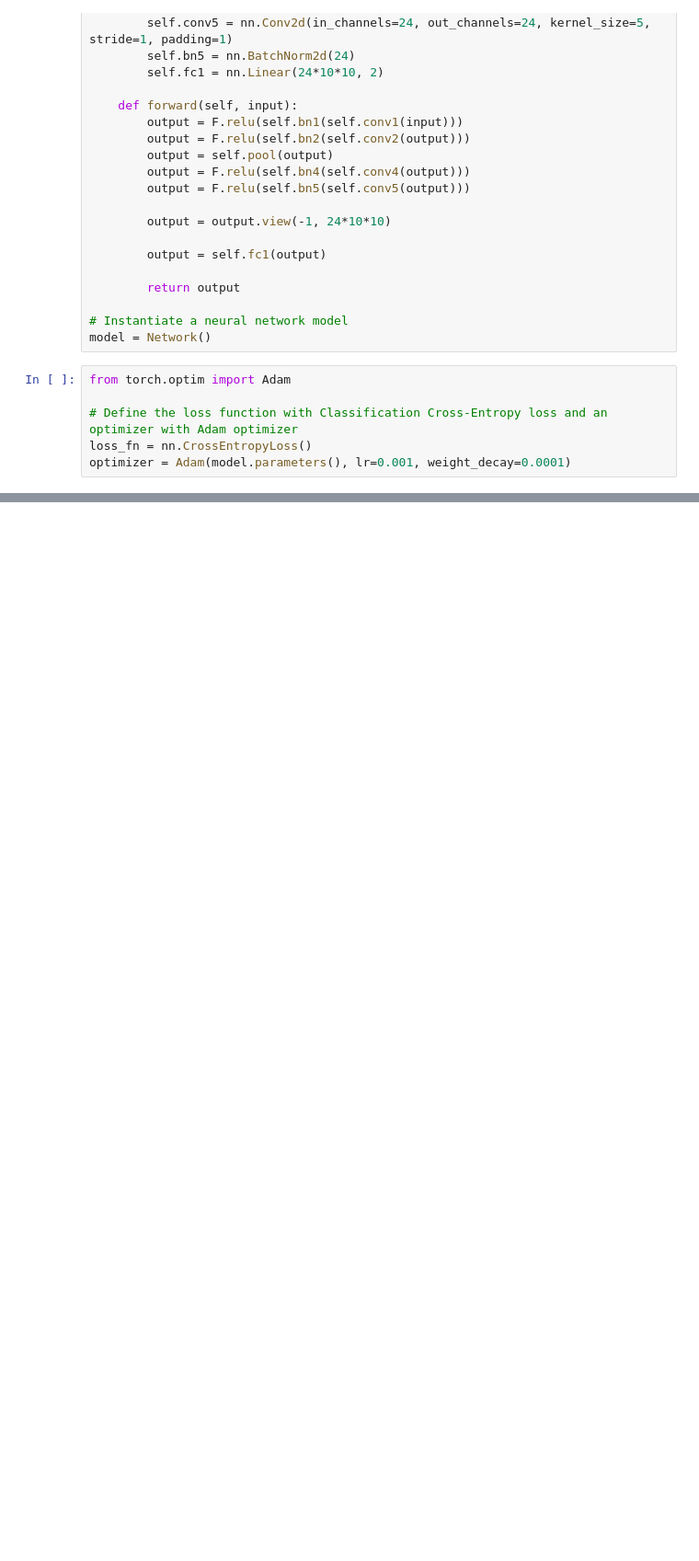
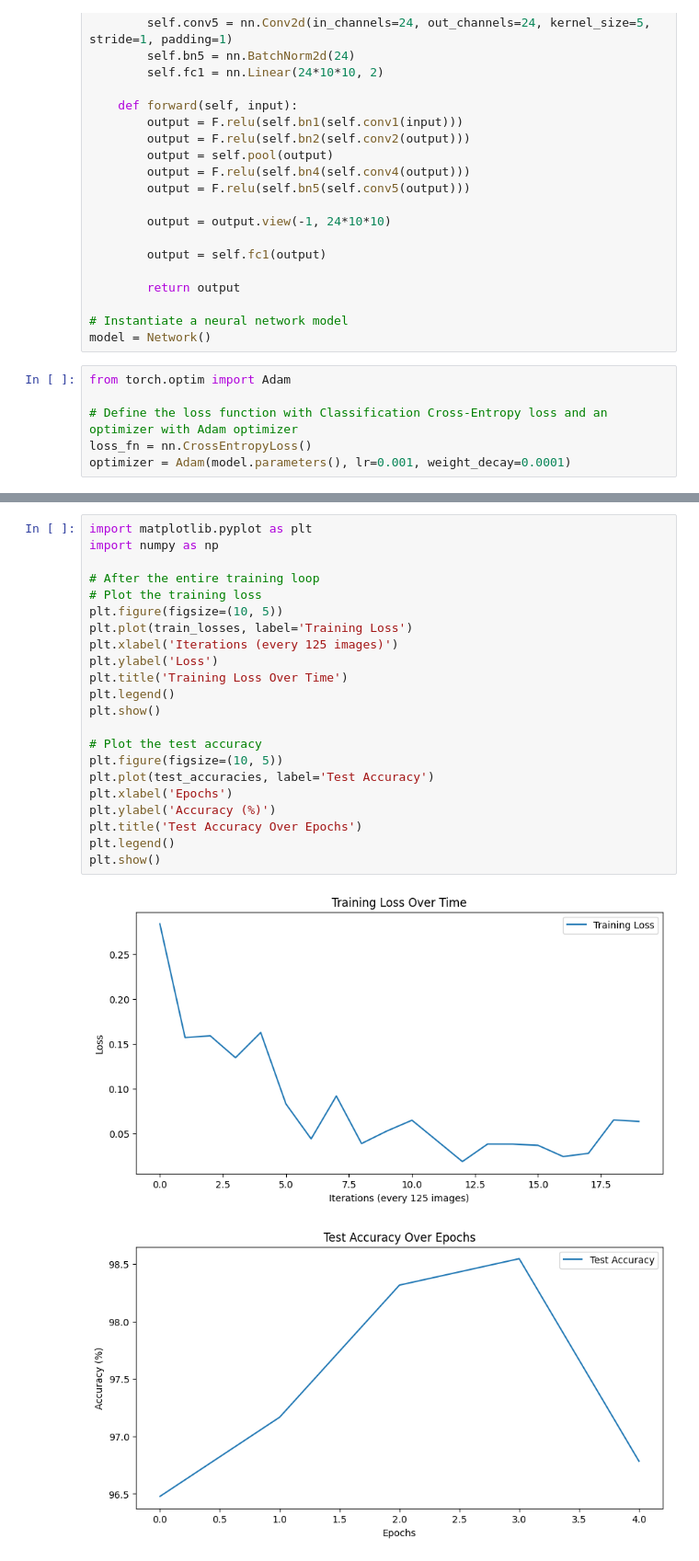
Before and after one commit to liang24w/ApplyAI-G1, a Jupyter notebook: AI4All_Group_1_Project.ipynb, the cells around one changed output, grey strips where cells are left out. Shown at 92% size. Drawn from its saved outputs; the diff is of its cells as text; blank space fills up the shorter version.

```diff
--- a/AI4All_Group_1_Project.ipynb
+++ b/AI4All_Group_1_Project.ipynb
@@ -272,0 +273,25 @@ Predicted:  Positive Positive Negative Negative Positive Negative Negative Posit
+# %%
+import matplotlib.pyplot as plt
+import numpy as np
+
+# After the entire training loop
+# Plot the training loss
+plt.figure(figsize=(10, 5))
+plt.plot(train_losses, label='Training Loss')
+plt.xlabel('Iterations (every 125 images)')
+plt.ylabel('Loss')
+plt.title('Training Loss Over Time')
+plt.legend()
+plt.show()
+
+# Plot the test accuracy
+plt.figure(figsize=(10, 5))
+plt.plot(test_accuracies, label='Test Accuracy')
+plt.xlabel('Epochs')
+plt.ylabel('Accuracy (%)')
+plt.title('Test Accuracy Over Epochs')
+plt.legend()
+plt.show()
+# %% [output]
+[figure, added]
+[figure, added]
```
Also changed, not shown: parts of 3 cells of this notebook.
